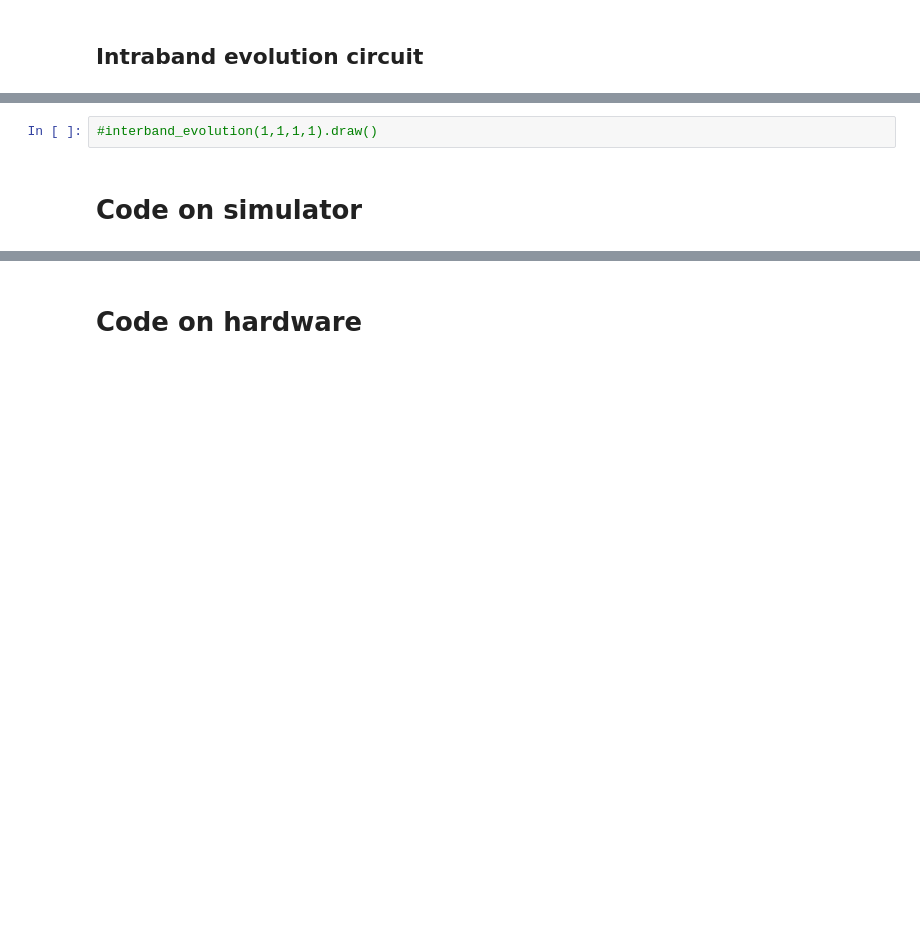
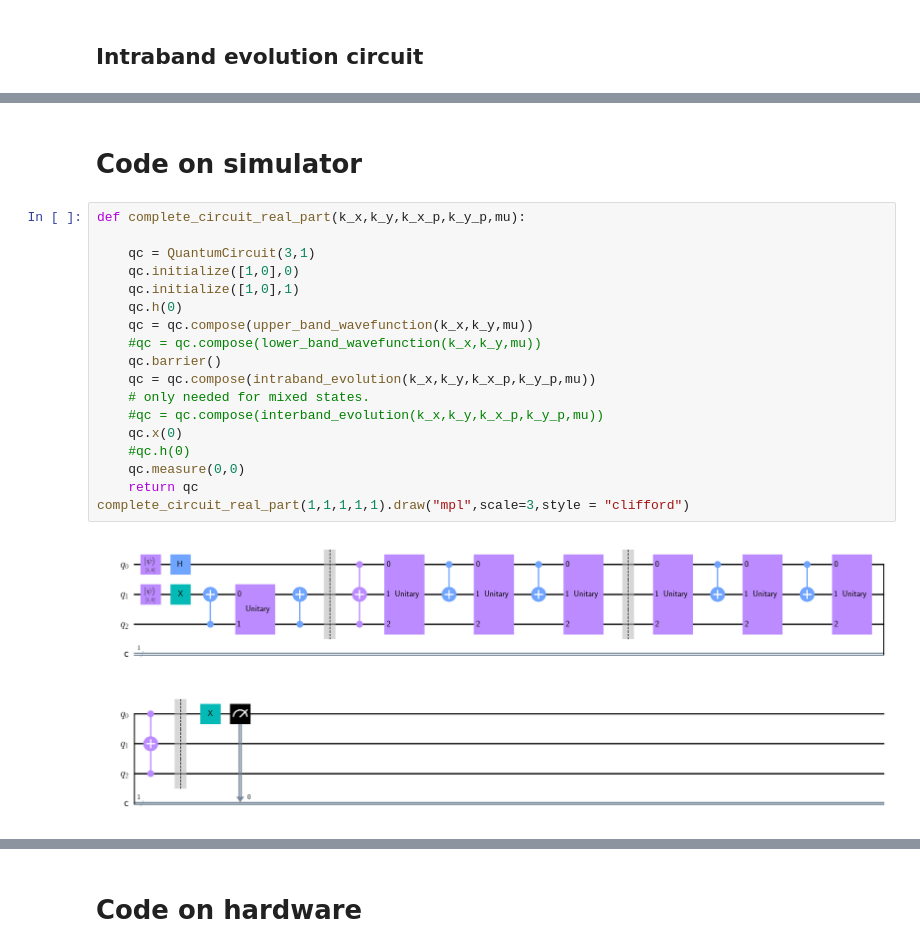
Before and after one commit to psasanka1729/chern-number-on-NISQ-computer, a Jupyter notebook: topological_phases_quantum_computer.ipynb, the cells around one changed output, grey strips where cells are left out. Cells and saved outputs as stored; diff of their text form; blank space fills up the shorter version.

```diff
--- a/topological_phases_quantum_computer.ipynb
+++ b/topological_phases_quantum_computer.ipynb
@@ -203,4 +343,22 @@ def interband_evolution(k_x,k_y,k_x_p,k_y_p):
-# %%
-#interband_evolution(1,1,1,1).draw()
 # %% [markdown]
 # Code on simulator
+# %%
+def complete_circuit_real_part(k_x,k_y,k_x_p,k_y_p,mu):
+
+    qc = QuantumCircuit(3,1)
+    qc.initialize([1,0],0)
+    qc.initialize([1,0],1)
+    qc.h(0)
+    qc = qc.compose(upper_band_wavefunction(k_x,k_y,mu))
+    #qc = qc.compose(lower_band_wavefunction(k_x,k_y,mu))
+    qc.barrier()
+    qc = qc.compose(intraband_evolution(k_x,k_y,k_x_p,k_y_p,mu))
+    # only needed for mixed states.
+    #qc = qc.compose(interband_evolution(k_x,k_y,k_x_p,k_y_p,mu))
+    qc.x(0)
+    #qc.h(0)
+    qc.measure(0,0)
+    return qc
+complete_circuit_real_part(1,1,1,1,1).draw("mpl",scale=3,style = "clifford")
+# %% [output]
+[figure, added]
```
Also changed, not shown: parts of 28 cells of this notebook.
